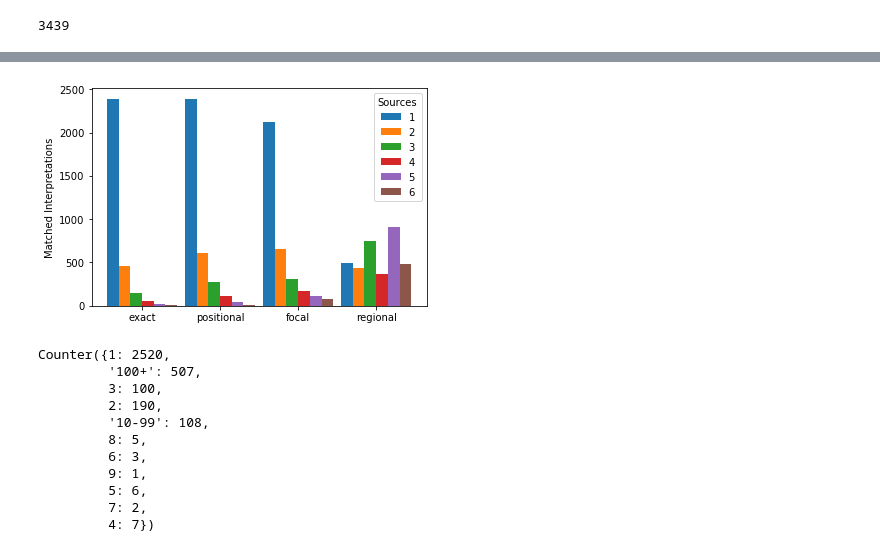
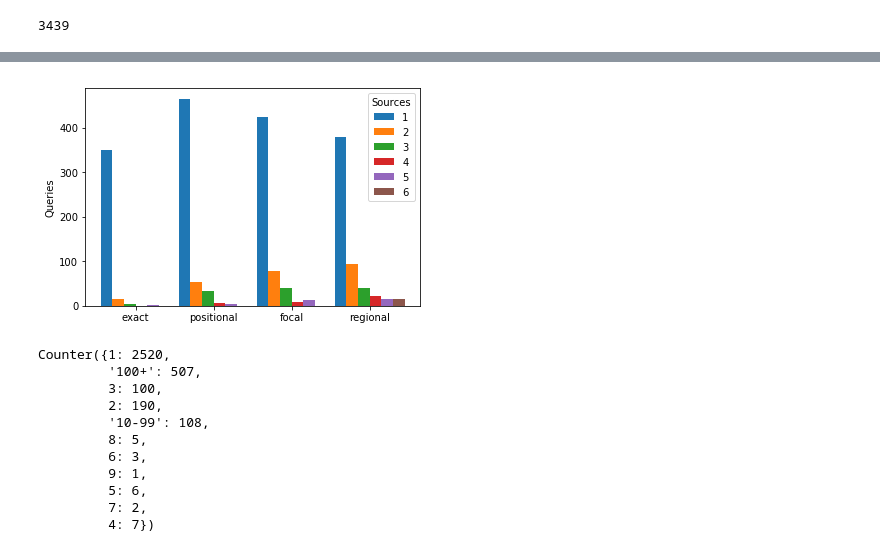
Before and after one commit to ahwagner/vicckb, a Jupyter notebook: figures.ipynb, the cells around one changed output, grey strips where cells are left out. Drawn from its saved outputs; the diff is of its cells as text; code cells hidden in the pictures.

Commit message:
WIP: multisearch results should have ubiquitous exact matches

```diff
--- a/figures.ipynb
+++ b/figures.ipynb
@@ -462,14 +471,14 @@ KeyboardInterrupt:
 ranking = viccdb.ViccDb.MATCH_RANKING
 hits_by_type = Counter()
 sources_by_type = defaultdict(Counter)
-for f in unique_features:
-    for match_type in ranking:
-        typed_hits = [x for x in feature_hits[f] if ranking.index(x['best_match']['type']) <= ranking.index(match_type)]
-        if match_type != 'exact' or f.alt:
-            assert len(typed_hits) >= 1, "Expected at least a self-match for feature {}".format(f)
-        hits_by_type[match_type] += len(typed_hits)
-        sources = set([hit['association'].source for hit in typed_hits])
-        if sources:
-            sources_by_type[len(sources)][match_type] += 1
+for match_type in ranking:
+    typed_hits = [x for x in feature_hits if ranking.index(x['best_match']['type']) <= ranking.index(match_type)]
+    hits_by_type[match_type] = len(typed_hits)
+    typed_associations_by_query = defaultdict(set)
+    for hit in typed_hits:
+        typed_associations_by_query[hit['query']].add(hit['association'])
+    for associations in typed_associations_by_query.values():
+        sources = {association.source for association in associations}
+        sources_by_type[len(sources)][match_type] += 1
 hits_by_type
 # %% [output]
@@ -500,22 +494,24 @@ defaultdict(collections.Counter,
 # %%
 fig, ax = plt.subplots()
 
 source_counts = sorted(sources_by_type)
 groups = viccdb.ViccDb.MATCH_RANKING
 width = 0.15
 plot_elements = list()
 ind = np.arange(len(groups))
 for i, source_count in enumerate(source_counts):
     type_counts = sources_by_type[source_count]
     x = [type_counts[k] for k in groups]
     p = ax.bar(ind + width*(i-2.5), x, width, label=source_count)
     plot_elements.append(p)
 ax.set_xticks(ind)
 ax.set_xticklabels(groups)
 handles, labels = ax.get_legend_handles_labels()
 ax.legend(handles, labels, title='Sources')
-plt.ylabel('Matched Interpretations')
+plt.ylabel('Queries')
 plt.show()
 fig.savefig('out/search_performance.pdf', format='pdf')
+
+# Something is wrong here. Expected at least 7 positional queries to hit 6 resources.
 # %% [output]
-[figure, old version]
+[figure, new version]
```
Also changed, not shown: parts of 5 cells of this notebook, 2 other files.
